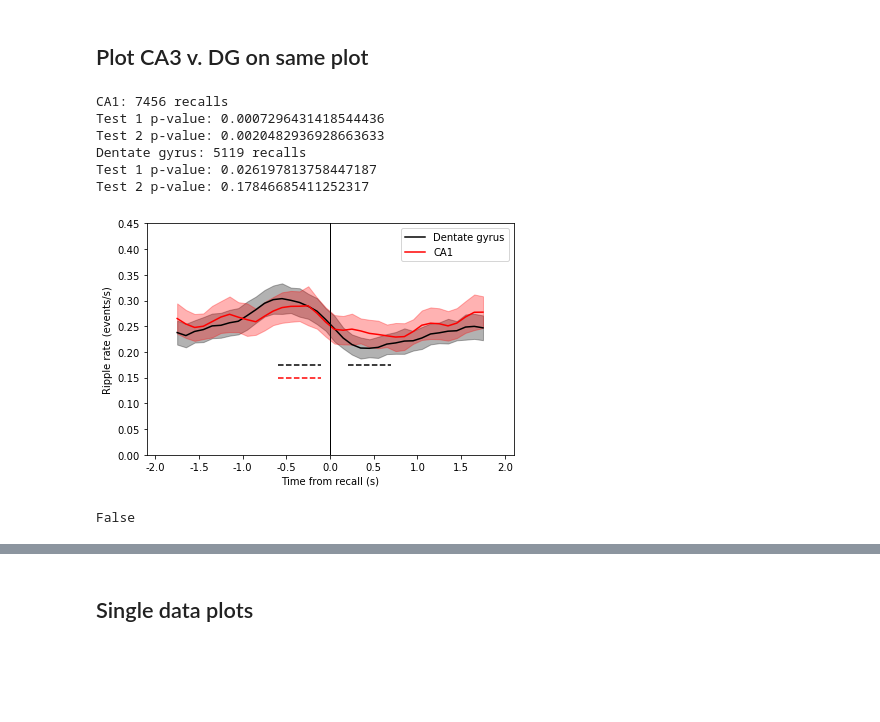
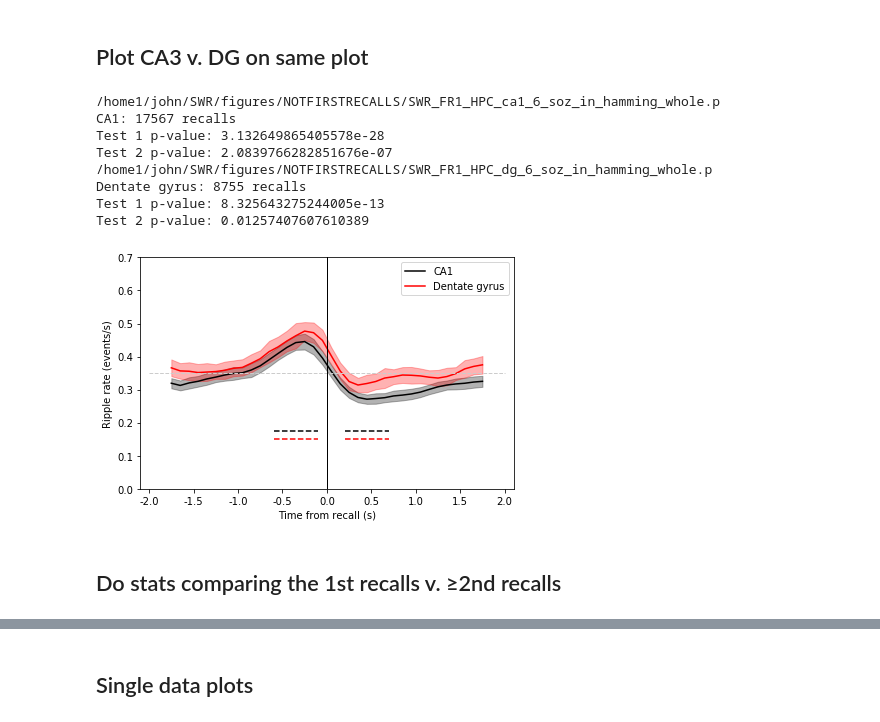
Before and after one commit to jjsakon/SWR, a Jupyter notebook: code/SWRplots.ipynb, the cells around one changed output, grey strips where cells are left out. Saved outputs shown, nothing was run; the diff lists cells and outputs as text; code cells hidden in the pictures; blank space fills up the shorter version.

Commit message:
2021-01-29 set up mixed effects comparing 1st and ≥2nd recalls in SWRplots

```diff
--- a/code/SWRplots.ipynb
+++ b/code/SWRplots.ipynb
@@ -34,7 +37,8 @@ selected_period = 'surrounding_recall'
 remove_soz_ictal = False
 recall_type_switch = 6 # 0 for original, 1 for only those with subsequent, 2 for second recalls only, 3 for isolated recalls
 region_name = 'HPC'
-filter_type = 'hamming125200' # hamming # butter # hamming125200
+filter_type = 'hamming' # hamming # butter # hamming125200
+sub_selection = 'whole' # 'second_half', 'whole' ,'first_half'
 # location_selected = 'ca1' # 'ca3' # 'dg' 'ca1' # sub # left hippocampus # right hippocampus # hippocampus
 # # (leave as '' if not HPC)
 
@@ -67,11 +71,14 @@ for p,location_selected in enumerate(['ca1','dg']):
 
     path_name = '/home1/john/SWR/figures/'+subfolder
     fn = os.path.join(path_name,
-        'SWR_'+exp+'_'+region_name+'_'+location_selected+'_'+str(recall_type_switch)+'_'+soz_label+'_'+filter_type+'.p')
+        'SWR_'+exp+'_'+region_name+'_'+location_selected+'_'+str(recall_type_switch)+'_'+soz_label+\
+                      '_'+filter_type+'_'+sub_selection+'.p')
+    print(fn)
     with open(fn,'rb') as f:
         dat = pickle.load(f)
         bin_centers = dat['bin_centers']; PSTH = dat['PSTH']; SE_plot = dat['SE_plot']; num_trials = dat['num_trials'];
         bin_model1 = dat['bin_model1']; bin_model2 = dat['bin_model2']
+        binned_first_stats_array = dat['binned_first_stats_array']; binned_second_stats_array = dat['binned_second_stats_array']
 
     # make plot
     xr = bin_centers #np.arange(psth_start,psth_end,binsize)
@@ -92,41 +99,41 @@ for p,location_selected in enumerate(['ca1','dg']):
     if bin_model1.pvalues[1] < 0.05:
         plot([first_end-stats_bin,first_end],[line_dist,line_dist],'--',
              color=color,label='_nolegend_')
     if bin_model2.pvalues[1] < 0.05:
         plot([second_start,second_start+stats_bin],[line_dist,line_dist],'--',
              color=color,label='_nolegend_')
     print(label+': '+str(num_trials)+' recalls')
     print('Test 1 p-value: '+str(bin_model1.pvalues[1]))
     print('Test 2 p-value: '+str(bin_model2.pvalues[1]))
 
 xticks(np.arange(psth_start,psth_end+1,500),np.arange(psth_start/1000,psth_end/1000+1,500/1000))
 xlabel('Time from recall (s)')
 ylabel('Ripple rate (events/s)')
 if filter_type == 'hamming':
     ylim = 0.7 # keep it here since occasionally CIs get kinda high
     plot([ax.get_xlim()[0],ax.get_xlim()[1]],[0.35,0.35],linewidth=1,linestyle='--',color=(0.8,0.8,0.8),label='_nolegend_')
 else: # for Vaz and hamming125200
     ylim = 0.45
 
 ax.set_ylim(0,ylim)
 ax.set_xlim(psth_start-100,psth_end+100)
 plot([0,0],[ax.get_ylim()[0],ax.get_ylim()[1]],linewidth=1,linestyle='-',color=(0,0,0),label='_nolegend_')
 ax.legend({'CA1','Dentate gyrus'})
 tight_layout()
 
 if save_plot == 1:
     plt.savefig('../figures/PSTHplots/'+exp+'_'+'PSTH_'+region_name+'-'+str(recall_type_switch)+'.pdf',transparent=True)
 plt.show()
 a=1;
 # %% [output]
-CA1: 7456 recalls
-Test 1 p-value: 0.0007296431418544436
-Test 2 p-value: 0.0020482936928663633
-Dentate gyrus: 5119 recalls
-Test 1 p-value: 0.026197813758447187
-Test 2 p-value: 0.17846685411252317
+/home1/john/SWR/figures/NOTFIRSTRECALLS/SWR_FR1_HPC_ca1_6_soz_in_hamming_whole.p
+CA1: 17567 recalls
+Test 1 p-value: 3.132649865405578e-28
+Test 2 p-value: 2.0839766282851676e-07
+/home1/john/SWR/figures/NOTFIRSTRECALLS/SWR_FR1_HPC_dg_6_soz_in_hamming_whole.p
+Dentate gyrus: 8755 recalls
+Test 1 p-value: 8.325643275244005e-13
+Test 2 p-value: 0.01257407607610389
-[figure, old version]
+[figure, new version]
-# %%
-filter_type == 'hamming'
-# %% [output]
-False
+# %% [markdown]
+## Do stats comparing the 1st recalls v. ≥2nd recalls
```
Also changed, not shown: parts of 2 cells of this notebook, 2 other files.
